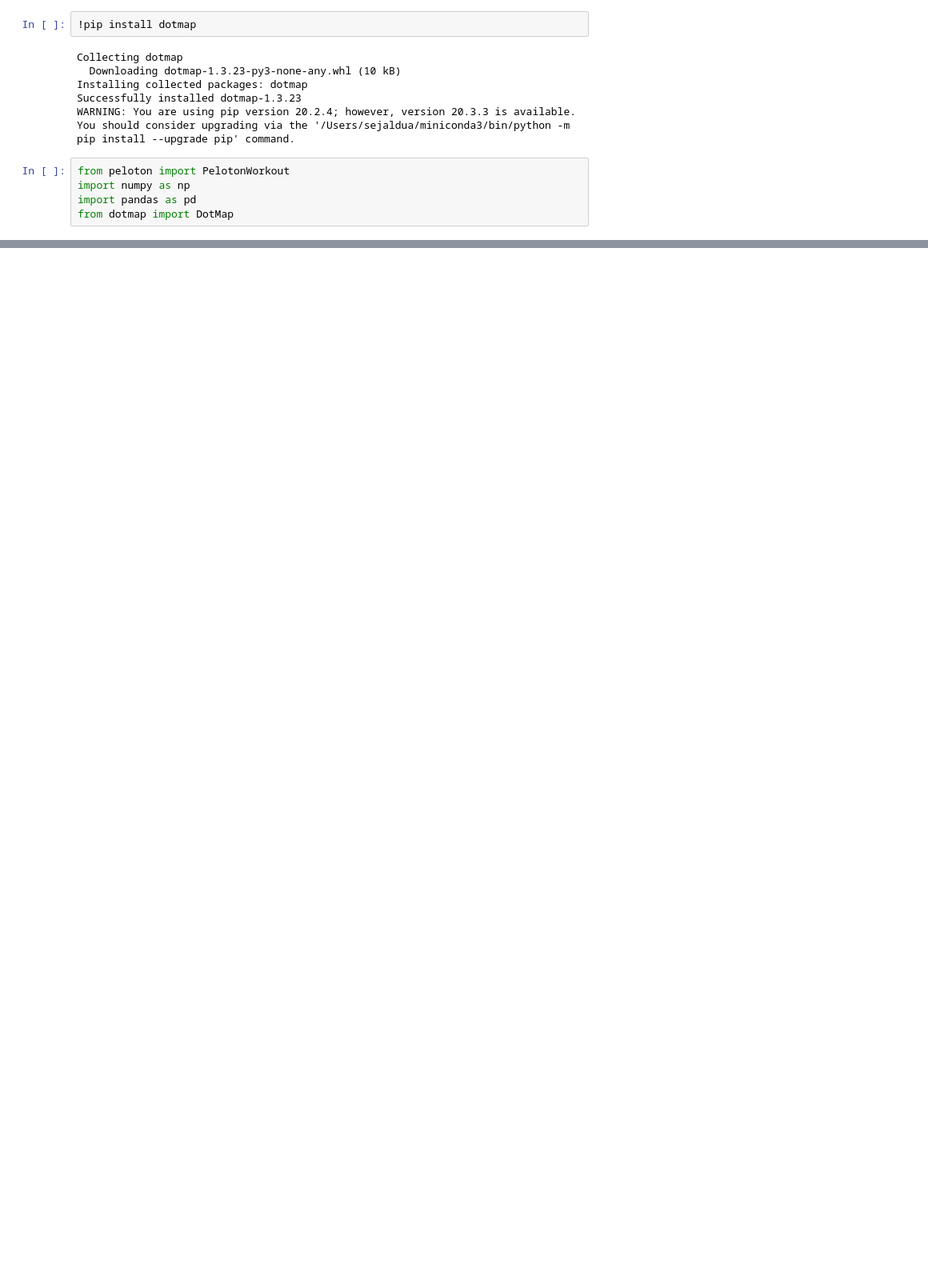
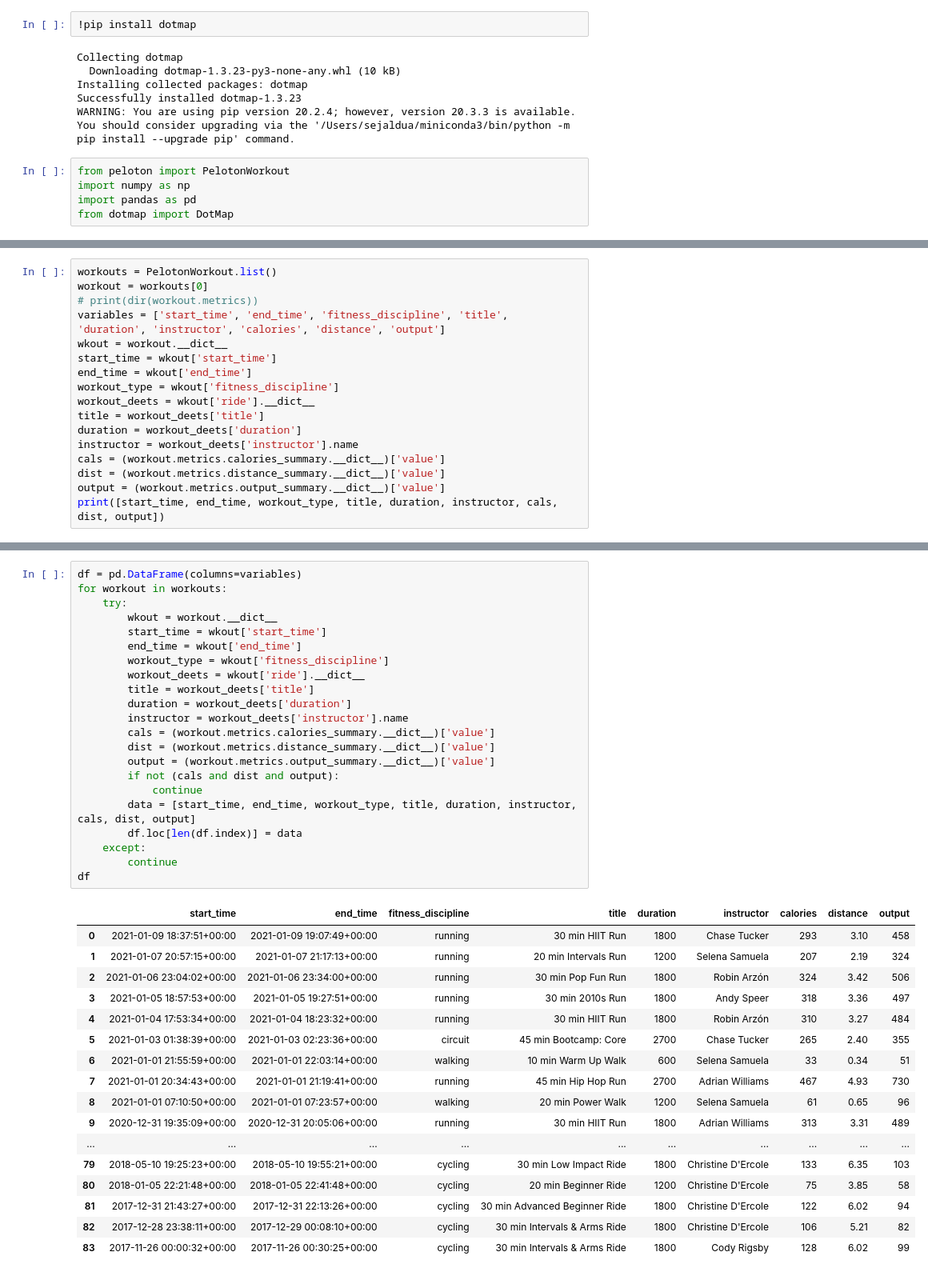
Before and after one commit to sejaldua/pelo-wolfpack, a Jupyter notebook: playground.ipynb, the cells around one changed output, grey strips where cells are left out. Shown: that part at 80% size. Cells and saved outputs as stored; diff of their text form; blank space fills up the shorter version.

Commit message:
started app

```diff
--- a/playground.ipynb
+++ b/playground.ipynb
@@ -76,0 +15,17 @@ df
+# %%
+workouts = PelotonWorkout.list()
+workout = workouts[0]
+# print(dir(workout.metrics))
+variables = ['start_time', 'end_time', 'fitness_discipline', 'title', 'duration', 'instructor', 'calories', 'distance', 'output']
+wkout = workout.__dict__
+start_time = wkout['start_time']
+end_time = wkout['end_time']
+workout_type = wkout['fitness_discipline']
+workout_deets = wkout['ride'].__dict__
+title = workout_deets['title']
+duration = workout_deets['duration']
+instructor = workout_deets['instructor'].name
+cals = (workout.metrics.calories_summary.__dict__)['value']
+dist = (workout.metrics.distance_summary.__dict__)['value']
+output = (workout.metrics.output_summary.__dict__)['value']
+print([start_time, end_time, workout_type, title, duration, instructor, cals, dist, output])
@@ -76,0 +34,40 @@ df
+# %%
+df = pd.DataFrame(columns=variables)
+for workout in workouts:
+    try:
+        wkout = workout.__dict__
+        start_time = wkout['start_time']
+        end_time = wkout['end_time']
+        workout_type = wkout['fitness_discipline']
+        workout_deets = wkout['ride'].__dict__
+        title = workout_deets['title']
+        duration = workout_deets['duration']
+        instructor = workout_deets['instructor'].name
+        cals = (workout.metrics.calories_summary.__dict__)['value']
+        dist = (workout.metrics.distance_summary.__dict__)['value']
+        output = (workout.metrics.output_summary.__dict__)['value']
+        if not (cals and dist and output):
+            continue
+        data = [start_time, end_time, workout_type, title, duration, instructor, cals, dist, output]
+        df.loc[len(df.index)] = data
+    except:
+        continue
+df
+# %% [output]
+|  | start_time | end_time | fitness_discipline | title | duration | instructor | calories | distance | output |
+| 0 | 2021-01-09 18:37:51+00:00 | 2021-01-09 19:07:49+00:00 | running | 30 min HIIT Run | 1800 | Chase Tucker | 293 | 3.10 | 458 |
+| 1 | 2021-01-07 20:57:15+00:00 | 2021-01-07 21:17:13+00:00 | running | 20 min Intervals Run | 1200 | Selena Samuela | 207 | 2.19 | 324 |
+| 2 | 2021-01-06 23:04:02+00:00 | 2021-01-06 23:34:00+00:00 | running | 30 min Pop Fun Run | 1800 | Robin Arzón | 324 | 3.42 | 506 |
+| 3 | 2021-01-05 18:57:53+00:00 | 2021-01-05 19:27:51+00:00 | running | 30 min 2010s Run | 1800 | Andy Speer | 318 | 3.36 | 497 |
+| 4 | 2021-01-04 17:53:34+00:00 | 2021-01-04 18:23:32+00:00 | running | 30 min HIIT Run | 1800 | Robin Arzón | 310 | 3.27 | 484 |
+| 5 | 2021-01-03 01:38:39+00:00 | 2021-01-03 02:23:36+00:00 | circuit | 45 min Bootcamp: Core | 2700 | Chase Tucker | 265 | 2.40 | 355 |
+| 6 | 2021-01-01 21:55:59+00:00 | 2021-01-01 22:03:14+00:00 | walking | 10 min Warm Up Walk | 600 | Selena Samuela | 33 | 0.34 | 51 |
+| 7 | 2021-01-01 20:34:43+00:00 | 2021-01-01 21:19:41+00:00 | running | 45 min Hip Hop Run | 2700 | Adrian Williams | 467 | 4.93 | 730 |
+| 8 | 2021-01-01 07:10:50+00:00 | 2021-01-01 07:23:57+00:00 | walking | 20 min Power Walk | 1200 | Selena Samuela | 61 | 0.65 | 96 |
+| 9 | 2020-12-31 19:35:09+00:00 | 2020-12-31 20:05:06+00:00 | running | 30 min HIIT Run | 1800 | Adrian Williams | 313 | 3.31 | 489 |
+| ... | ... | ... | ... | ... | ... | ... | ... | ... | ... |
+| 79 | 2018-05-10 19:25:23+00:00 | 2018-05-10 19:55:21+00:00 | cycling | 30 min Low Impact Ride | 1800 | Christine D'Ercole | 133 | 6.35 | 103 |
+| 80 | 2018-01-05 22:21:48+00:00 | 2018-01-05 22:41:48+00:00 | cycling | 20 min Beginner Ride | 1200 | Christine D'Ercole | 75 | 3.85 | 58 |
+| 81 | 2017-12-31 21:43:27+00:00 | 2017-12-31 22:13:26+00:00 | cycling | 30 min Advanced Beginner Ride | 1800 | Christine D'Ercole | 122 | 6.02 | 94 |
+| 82 | 2017-12-28 23:38:11+00:00 | 2017-12-29 00:08:10+00:00 | cycling | 30 min Intervals & Arms Ride | 1800 | Christine D'Ercole | 106 | 5.21 | 82 |
+| 83 | 2017-11-26 00:00:32+00:00 | 2017-11-26 00:30:25+00:00 | cycling | 30 min Intervals & Arms Ride | 1800 | Cody Rigsby | 128 | 6.02 | 99 |
```
Also changed, not shown: parts of 4 cells of this notebook, 1 other file.
